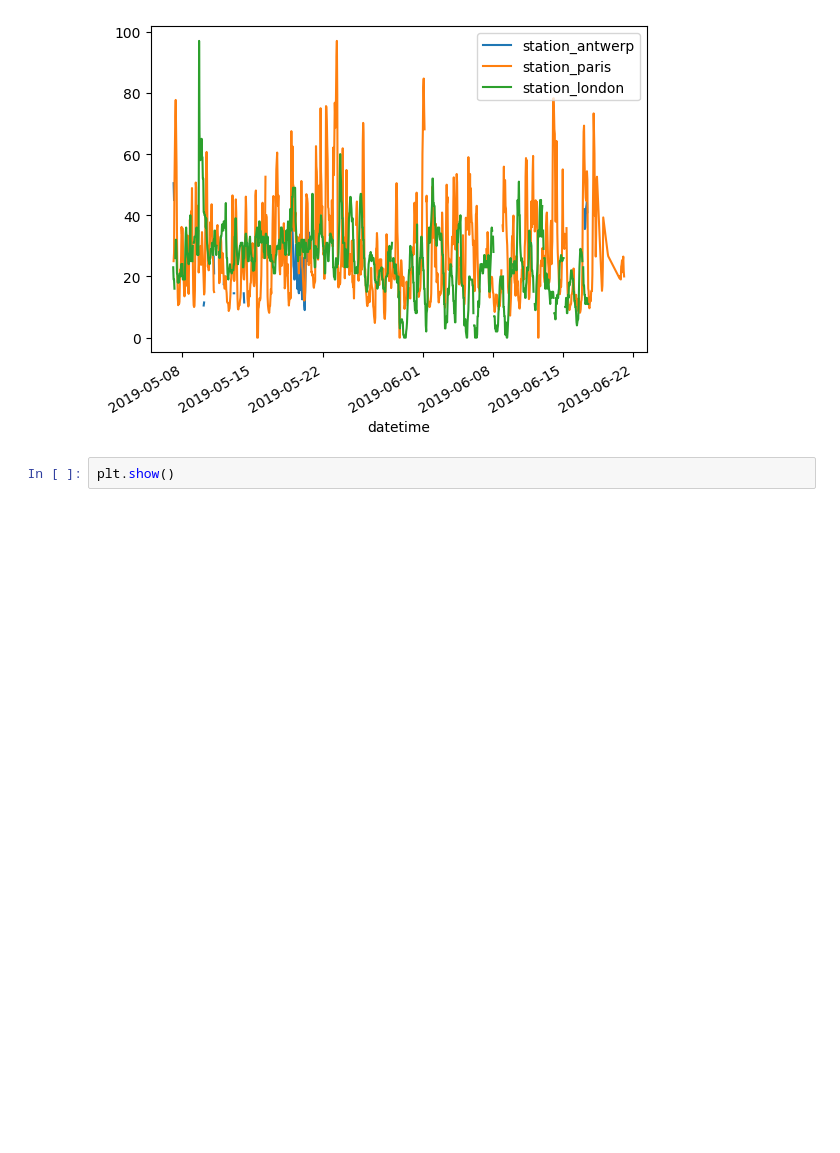
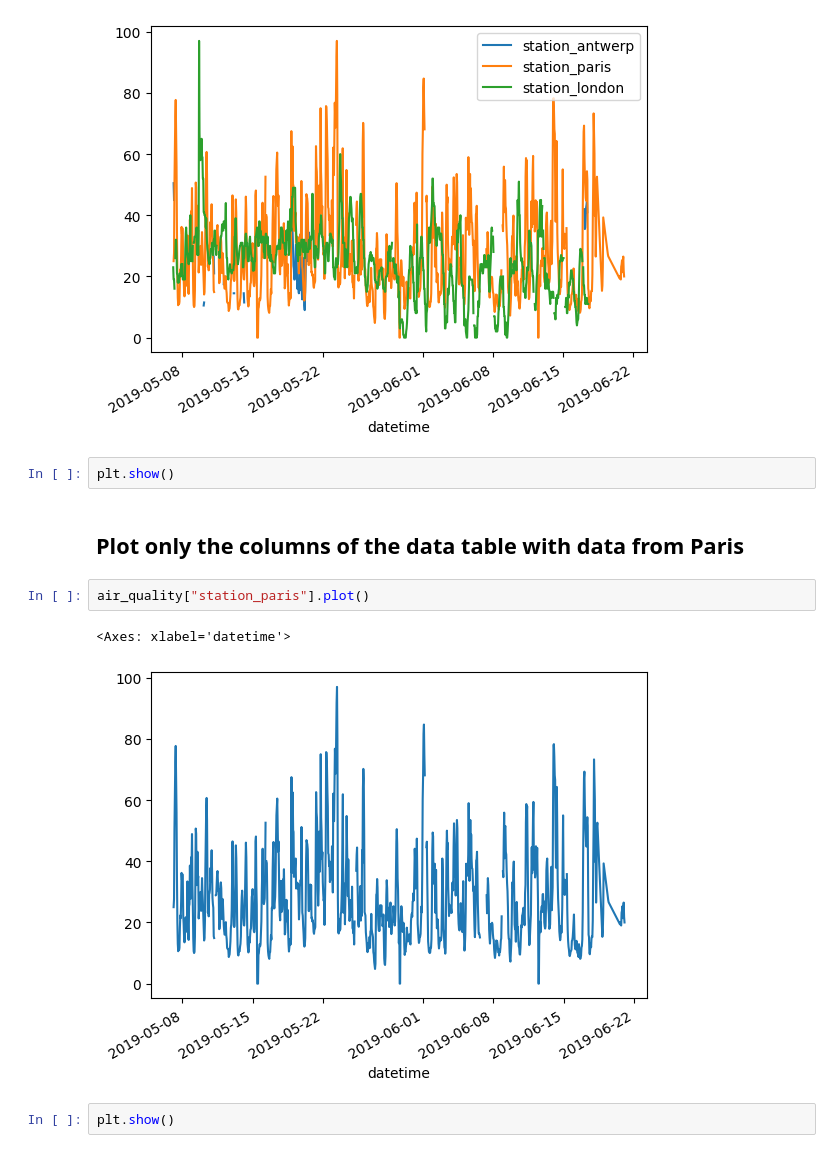
Before and after one commit to ytxmobile98/learn-pandas, a Jupyter notebook: tutorials/getting-started/4-plotting/main.ipynb, the cells around one changed output. Cells and saved outputs as stored; diff of their text form; blank space fills up the shorter version.

Commit message:
feat: plotting

```diff
--- a/tutorials/getting-started/4-plotting/main.ipynb
+++ b/tutorials/getting-started/4-plotting/main.ipynb
@@ -21,3 +21,12 @@ air_quality.plot()
 [figure]
 # %%
 plt.show()
+# %% [markdown]
+## Plot only the columns of the data table with data from Paris
+# %%
+air_quality["station_paris"].plot()
+# %% [output]
+<Axes: xlabel='datetime'>
+[figure, added]
+# %%
+plt.show()
```
Also changed, not shown: parts of 15 cells of this notebook, 1 other file.
